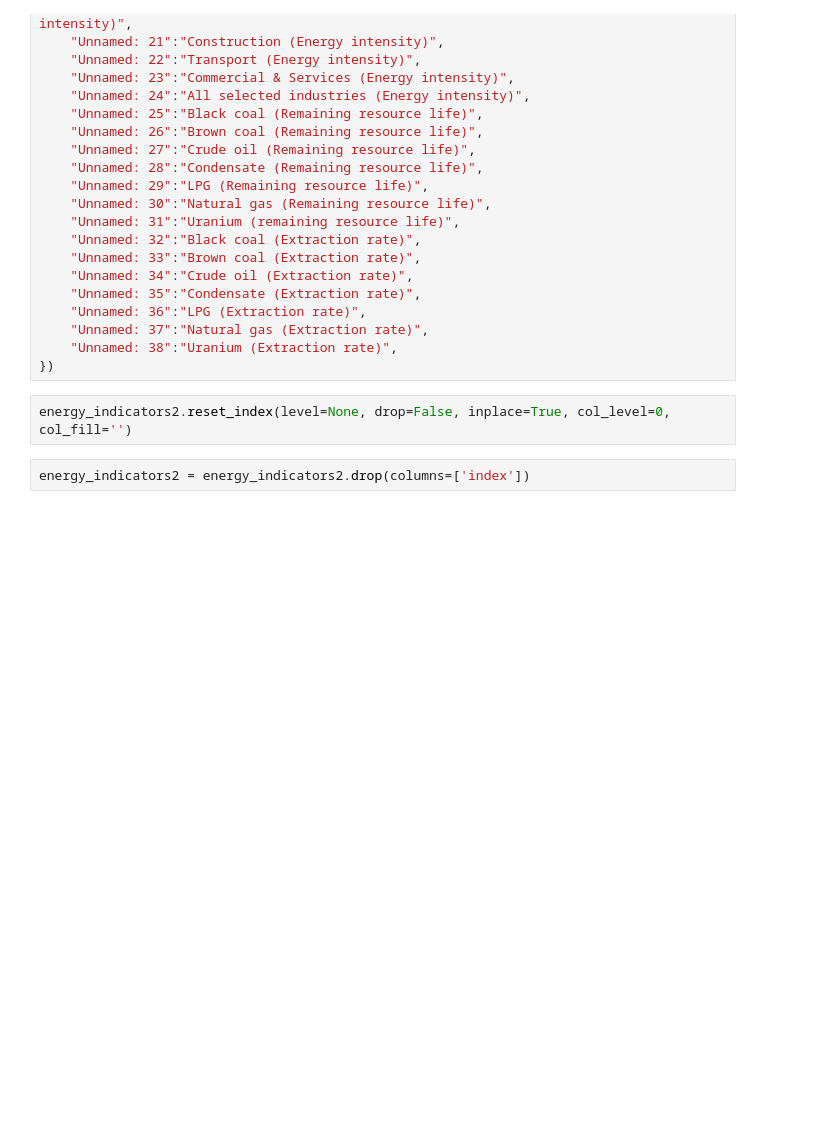
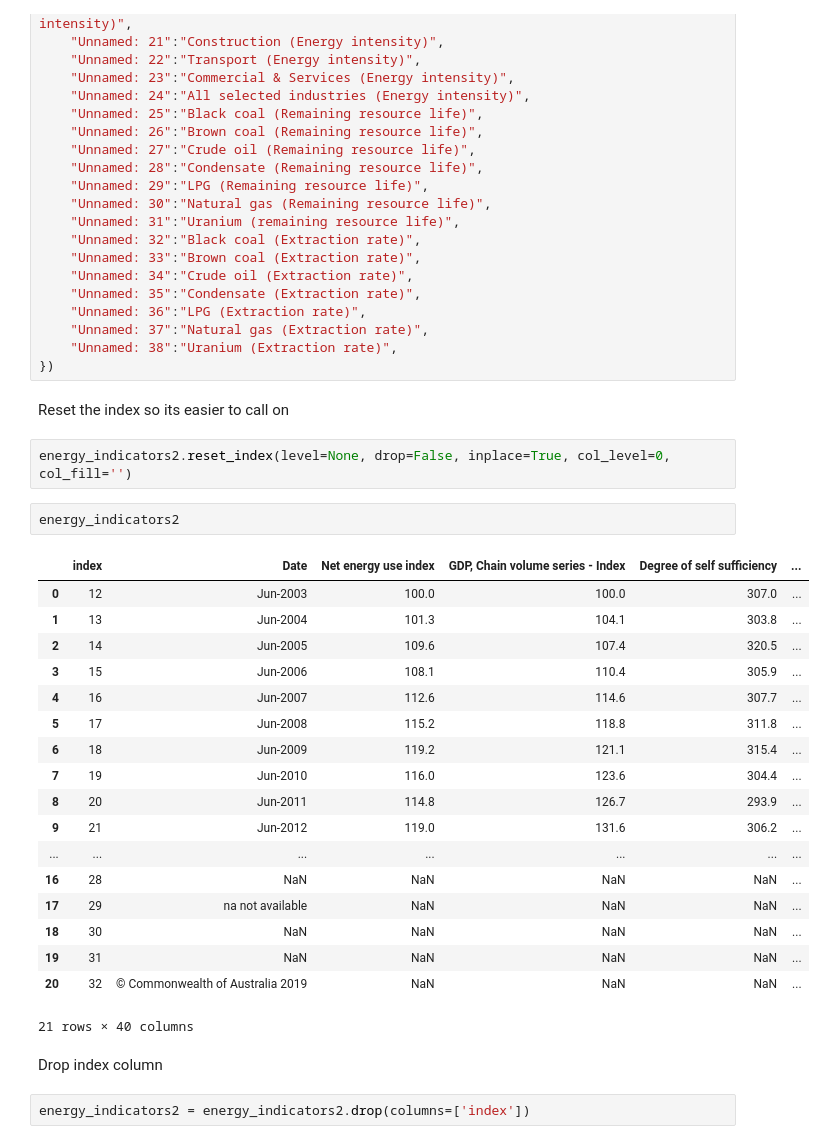
Before and after one commit to natalieddavies/FinalProject, a Jupyter notebook: part1_cleaning.ipynb, the cells around one changed output. Cells and saved outputs as stored; diff of their text form; blank space fills up the shorter version.

```diff
--- a/cleaning.ipynb
+++ b/part1_cleaning.ipynb
@@ -241,8 +100,33 @@ energy_indicators2 = energy_indicators2.rename(columns={
     "Unnamed: 37":"Natural gas (Extraction rate)",
     "Unnamed: 38":"Uranium (Extraction rate)",
 })
+# %% [markdown]
+Reset the index so its easier to call on
 # %%
 energy_indicators2.reset_index(level=None, drop=False, inplace=True, col_level=0, col_fill='')
+# %%
+energy_indicators2
+# %% [output]
+|  | index | Date | Net energy use index | GDP, Chain volume series - Index | Degree of self sufficiency | ... |
+| 0 | 12 | Jun-2003 | 100.0 | 100.0 | 307.0 | ... |
+| 1 | 13 | Jun-2004 | 101.3 | 104.1 | 303.8 | ... |
+| 2 | 14 | Jun-2005 | 109.6 | 107.4 | 320.5 | ... |
+| 3 | 15 | Jun-2006 | 108.1 | 110.4 | 305.9 | ... |
+| 4 | 16 | Jun-2007 | 112.6 | 114.6 | 307.7 | ... |
+| 5 | 17 | Jun-2008 | 115.2 | 118.8 | 311.8 | ... |
+| 6 | 18 | Jun-2009 | 119.2 | 121.1 | 315.4 | ... |
+| 7 | 19 | Jun-2010 | 116.0 | 123.6 | 304.4 | ... |
+| 8 | 20 | Jun-2011 | 114.8 | 126.7 | 293.9 | ... |
+| 9 | 21 | Jun-2012 | 119.0 | 131.6 | 306.2 | ... |
+| ... | ... | ... | ... | ... | ... | ... |
+| 16 | 28 | NaN | NaN | NaN | NaN | ... |
+| 17 | 29 | na not available | NaN | NaN | NaN | ... |
+| 18 | 30 | NaN | NaN | NaN | NaN | ... |
+| 19 | 31 | NaN | NaN | NaN | NaN | ... |
+| 20 | 32 | © Commonwealth of Australia 2019 | NaN | NaN | NaN | ... |
+21 rows × 40 columns
+# %% [markdown]
+Drop index column
 # %%
 energy_indicators2 = energy_indicators2.drop(columns=['index'])
 # %%
```
Also changed, not shown: parts of 60 cells of this notebook, 10 other files.
